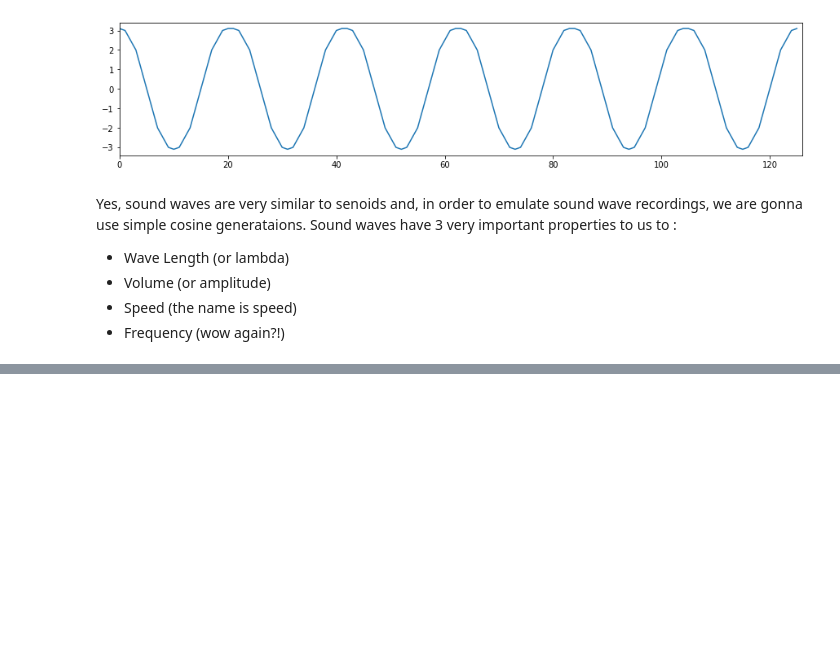
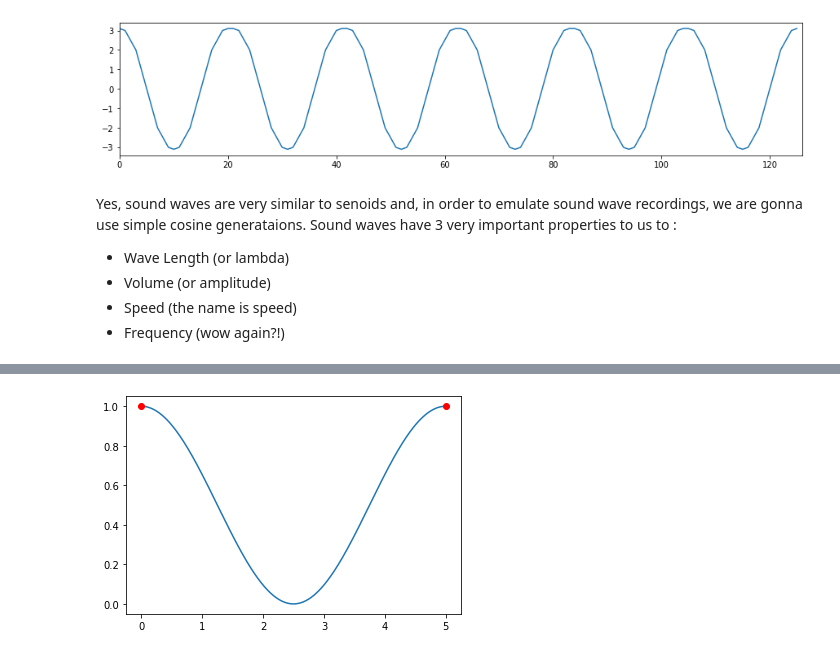
Before and after one commit to pedrogyrao/math_music, a Jupyter notebook: Text One.ipynb, the cells around one changed output, grey strips where cells are left out. Cells and saved outputs as stored; diff of their text form; code cells hidden in the pictures; blank space fills up the shorter version.

```diff
--- a/Text One.ipynb
+++ b/Text One.ipynb
@@ -113,0 +131,7 @@ Wave length
+# %%
+cos_02hz = cosine(time_vector, 0.2)
+plt.plot(time_vector, cos_02hz)
+plot_freq_points(0.2, time, y_offset=1)
+plt.show()
+# %% [output]
+[figure, added]
```
Also changed, not shown: parts of 14 cells of this notebook.
